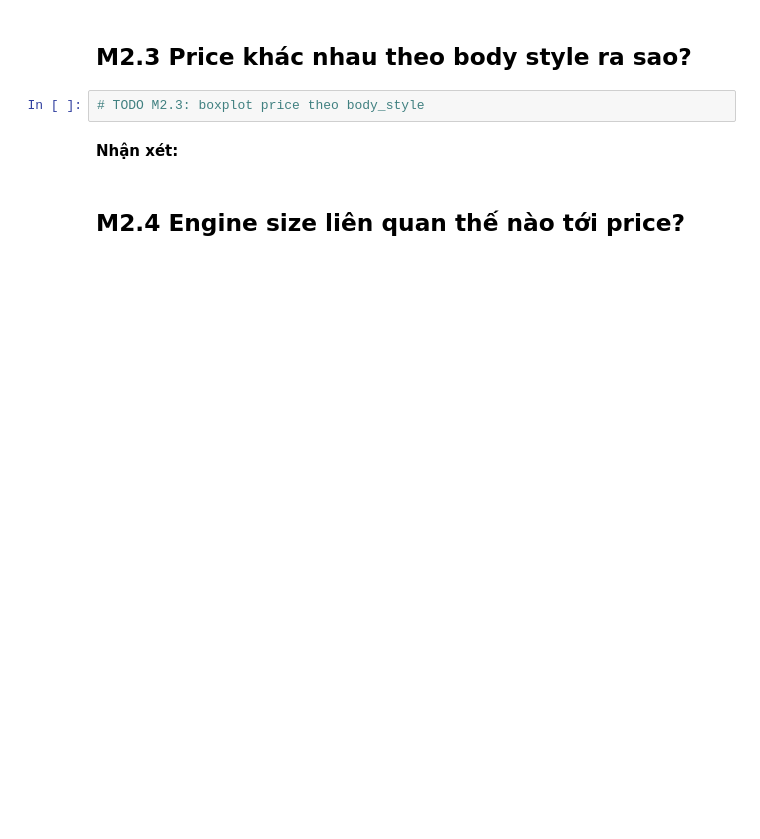
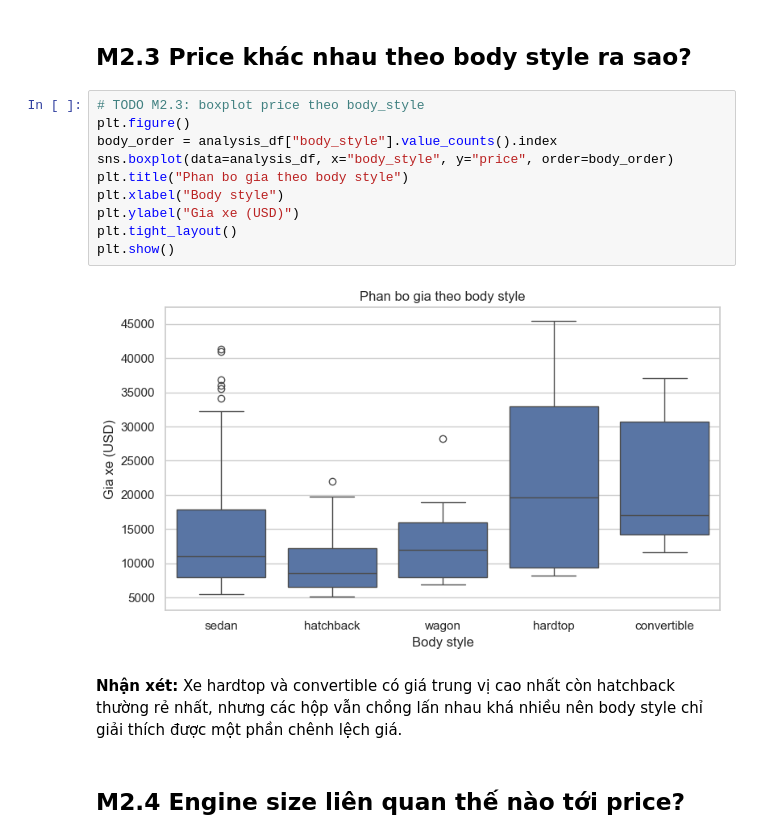
Before and after one commit to giabaomaidev/mliot-pyml-2026-hw, a Jupyter notebook: week02/numpy-pandas-eda-hw/numpy_pandas_eda_hw.ipynb, the cells around one changed output. Saved outputs shown, nothing was run; the diff lists cells and outputs as text; blank space fills up the shorter version.

```diff
--- a/week02/numpy-pandas-eda-hw/numpy_pandas_eda_hw.ipynb
+++ b/week02/numpy-pandas-eda-hw/numpy_pandas_eda_hw.ipynb
@@ -285,8 +559,18 @@ Mỗi biểu đồ cần:
 ## M2.3 Price khác nhau theo body style ra sao?
 # %%
 # TODO M2.3: boxplot price theo body_style
+plt.figure()
+body_order = analysis_df["body_style"].value_counts().index
+sns.boxplot(data=analysis_df, x="body_style", y="price", order=body_order)
+plt.title("Phan bo gia theo body style")
+plt.xlabel("Body style")
+plt.ylabel("Gia xe (USD)")
+plt.tight_layout()
+plt.show()
+# %% [output]
+[figure, added]
 # %% [markdown]
-**Nhận xét:** <!-- 1--2 câu -->
+**Nhận xét:** Xe hardtop và convertible có giá trung vị cao nhất còn hatchback thường rẻ nhất, nhưng các hộp vẫn chồng lấn nhau khá nhiều nên body style chỉ giải thích được một phần chênh lệch giá.
 # %% [markdown]
 ## M2.4 Engine size liên quan thế nào tới price?
 # %%
```
Also changed, not shown: parts of 25 cells of this notebook.
